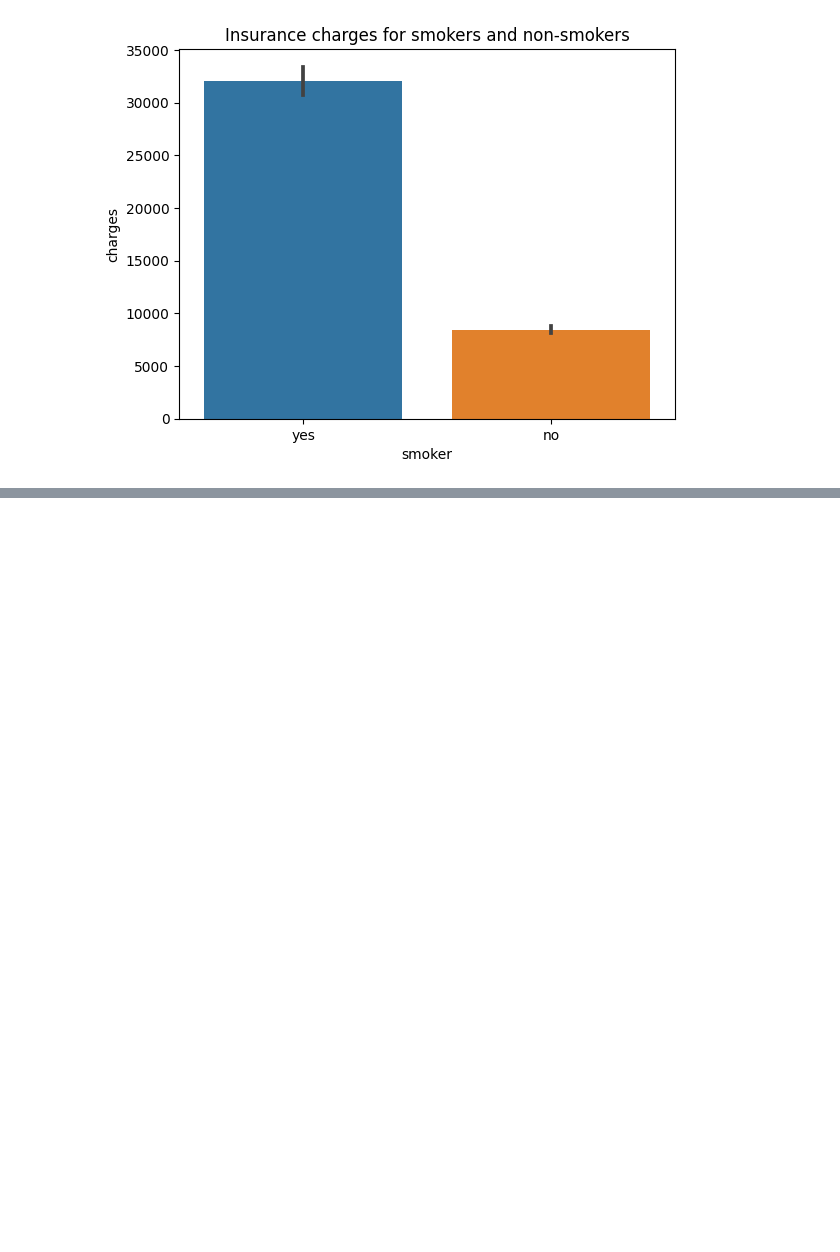
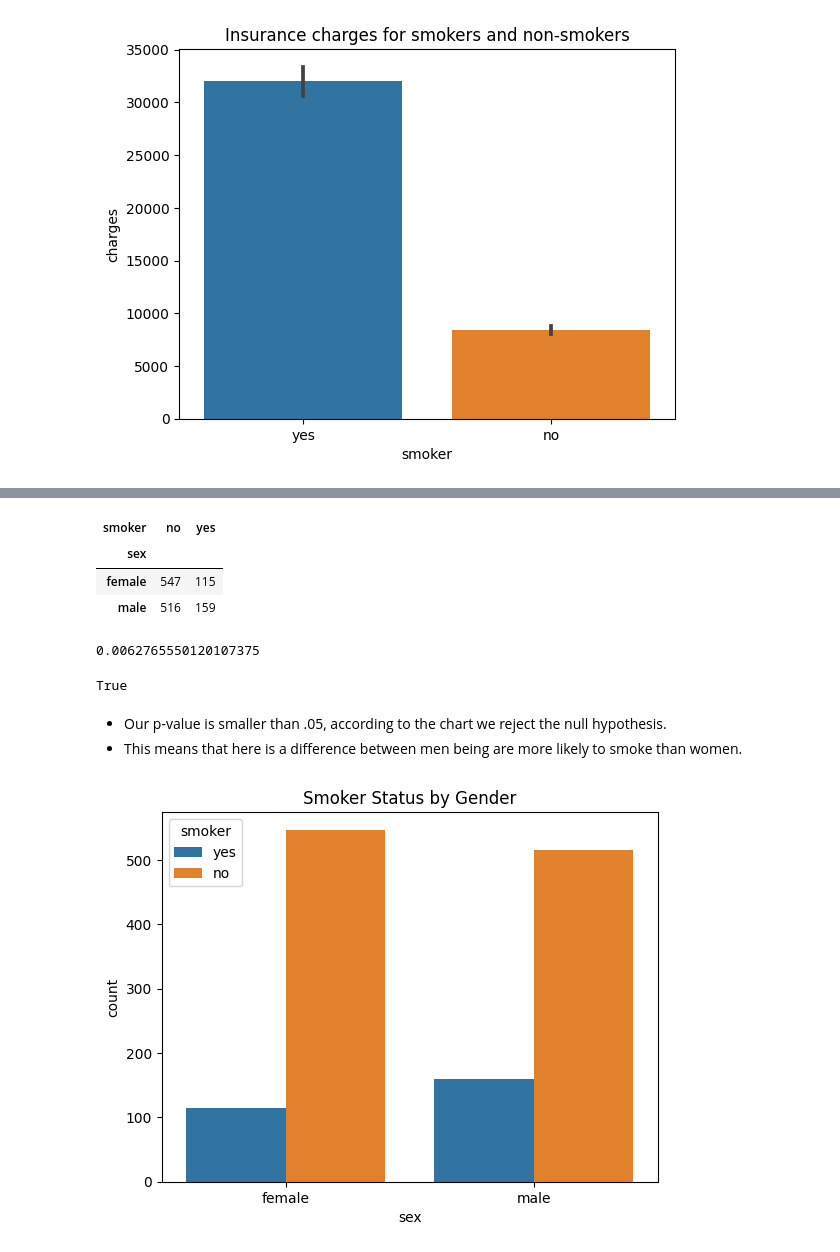
Before and after one commit to AbigailBojorquez/Hypothesis_Testing_with_Insurance_Data, a Jupyter notebook: Hypothesis Testing with Insurance Data.ipynb, the cells around one changed output, grey strips where cells are left out. Drawn from its saved outputs; the diff is of its cells as text; code cells hidden in the pictures; blank space fills up the shorter version.

Commit message:
Hypothesis Testing with Insurance Data

```diff
--- a/Hypothesis Testing with Insurance Data.ipynb
+++ b/Hypothesis Testing with Insurance Data.ipynb
@@ -129,0 +149,8 @@ Text(0.5, 1.0, 'Insurance charges for smokers and non-smokers')
+# %%
+table = pd.crosstab(df['sex'], df['smoker'])
+table
+# %% [output]
+| smoker | no | yes |
+| sex |  |  |
+| female | 547 | 115 |
+| male | 516 | 159 |
@@ -130,2 +161,17 @@ Text(0.5, 1.0, 'Insurance charges for smokers and non-smokers')
+# %%
+# What was our p-value?
+print(p)
+p<.05
+# %% [output]
+0.0062765550120107375
+True
+# %% [markdown]
+- Our p-value is smaller than .05, according to the chart we reject the null hypothesis.
+- This means that here is a difference between men being are more likely to smoke than women.
+# %%
+ax = sns.countplot(data=df, x='sex',hue='smoker',)
+ax.set_title("Smoker Status by Gender");
+# %% [output]
+[figure, added]
 # %% [markdown]
 # Q3. Do different regions have different charges, on average?
```
Also changed, not shown: parts of 12 cells of this notebook.
